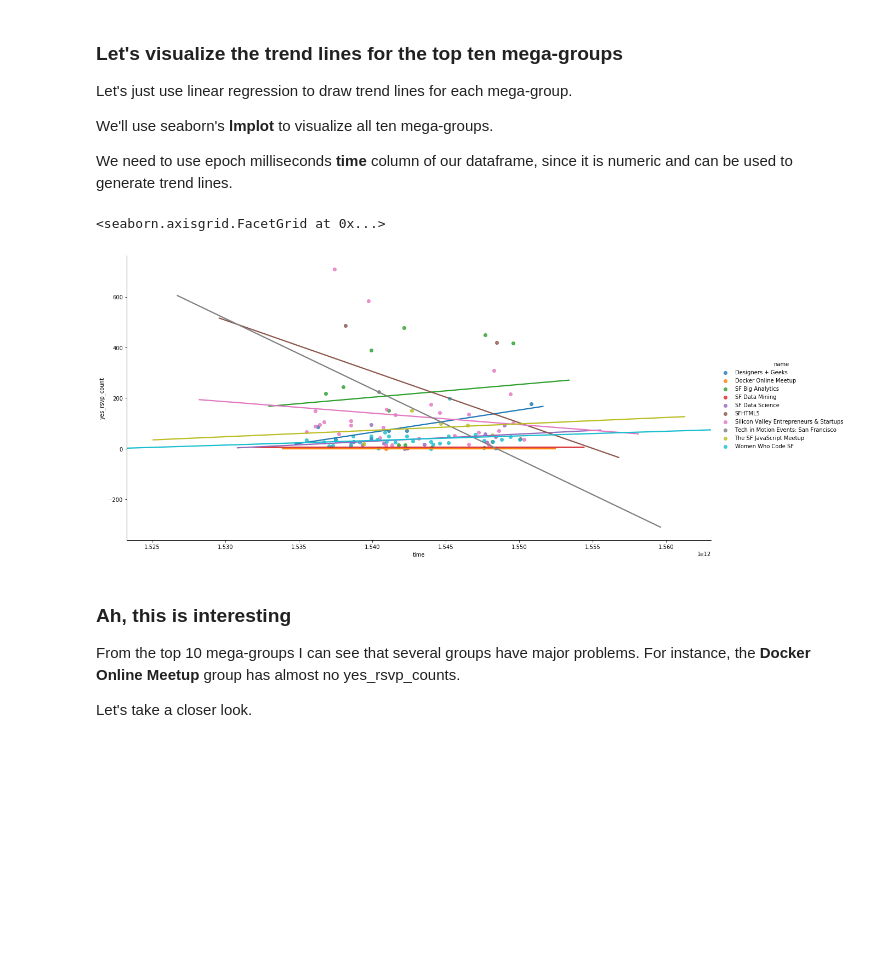
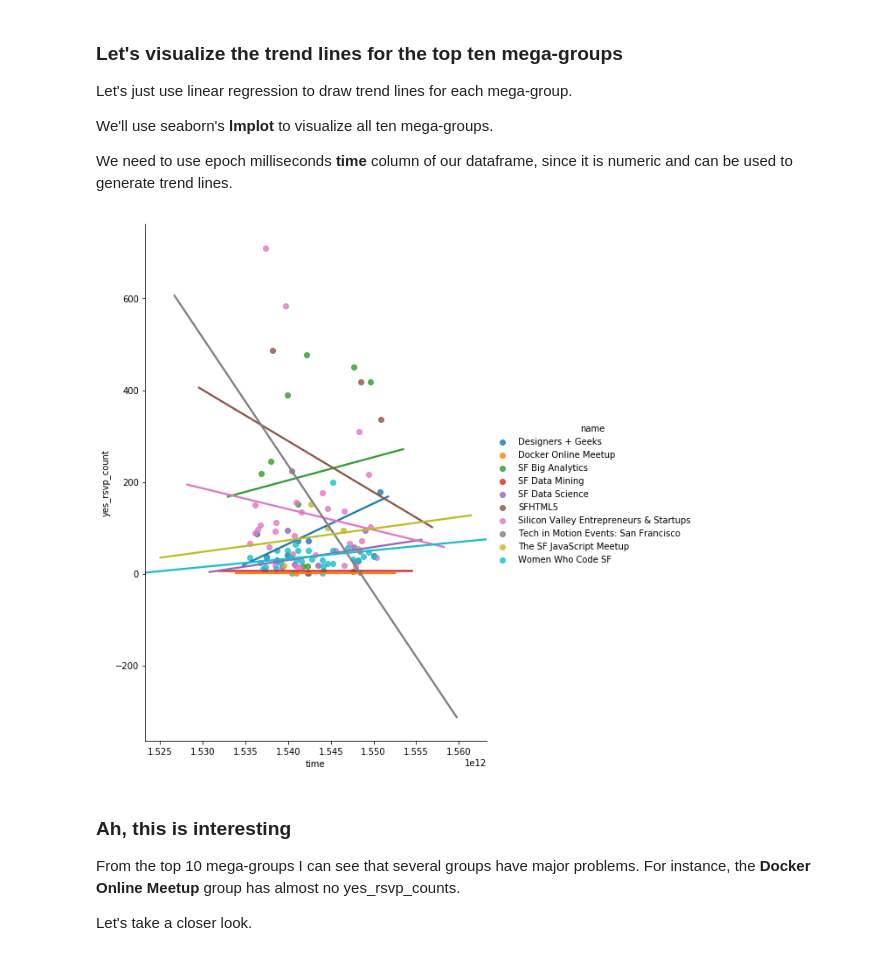
Before and after one commit to redpanda-ai/datascience_challenges, a Jupyter notebook: 01_explore_meetup_api/explore_sf_meetups.ipynb, the cells around one changed output. Saved outputs shown, nothing was run; the diff lists cells and outputs as text; code cells hidden in the pictures; blank space fills up the shorter version.

Commit message:
Changed the aspect of the two final seaborn plots; updated a dataframe to show the group names

```diff
--- a/01_explore_meetup_api/explore_sf_meetups.ipynb
+++ b/01_explore_meetup_api/explore_sf_meetups.ipynb
@@ -422,6 +422,7 @@ In fact...
 
 ### What are the 10 biggest tech groups in the area?
 # %%
-biggest_ten_df = all_groups_df.sort_values('members', ascending=False).head(10)
-biggest_ten_df
+biggest_ten_df = all_groups_df.sort_values('members',
+    ascending=False).head(10)
+biggest_ten_df[["name", "members"]]
 # %% [output]
@@ -639,10 +640,10 @@ We'll use seaborn's **lmplot** to visualize all ten mega-groups.
 We need to use epoch milliseconds **time** column of our dataframe, since it is numeric and can be used to generate trend lines.
 # %%
 # import statsmodels.api as sm
-sb.lmplot("time", "yes_rsvp_count", data=final_df, hue="name", height=8, aspect=2, order=1, ci=None)
+ax = sb.lmplot("time", "yes_rsvp_count", data=final_df, hue="name",
+          height=9, aspect=0.75, order=1, ci=None)
 # %% [output]
-<seaborn.axisgrid.FacetGrid at 0x...>
-[figure, old version]
+[figure, new version]
 # %% [markdown]
 ### Ah, this is interesting
 
```
Also changed, not shown: parts of 17 cells of this notebook.
